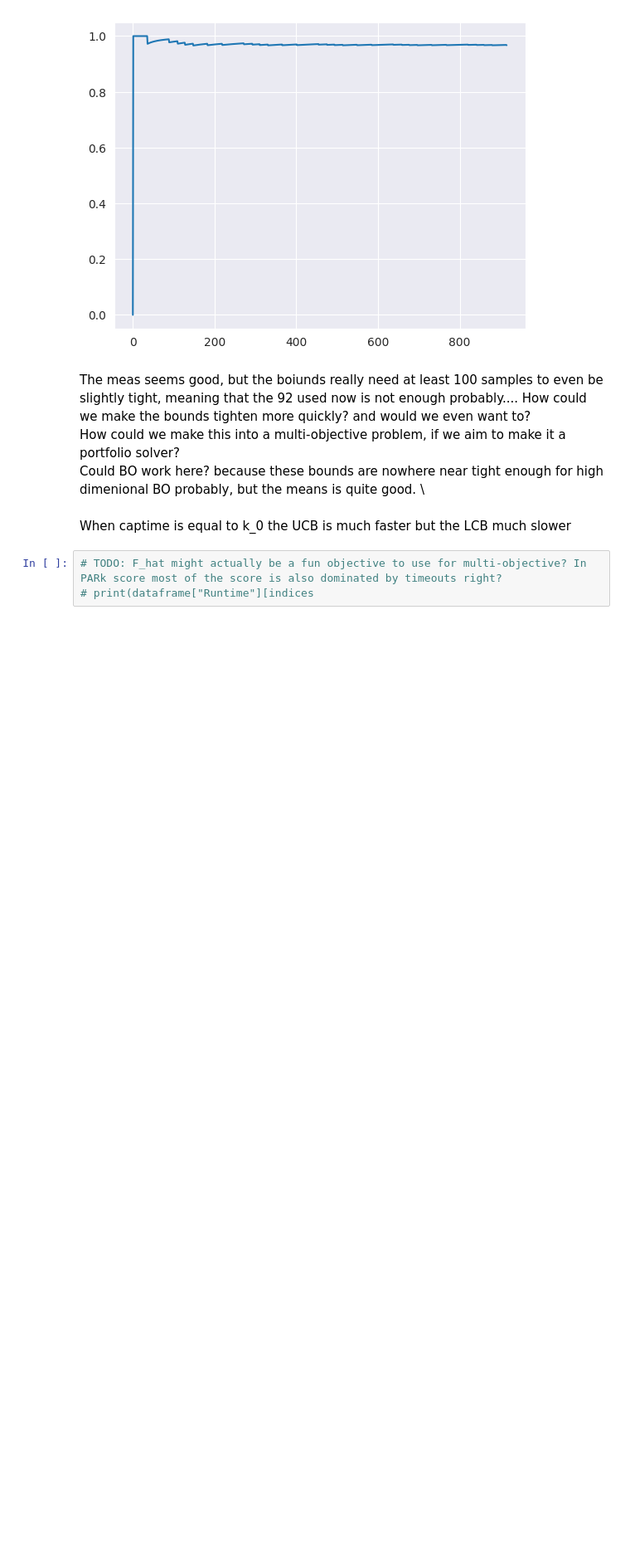
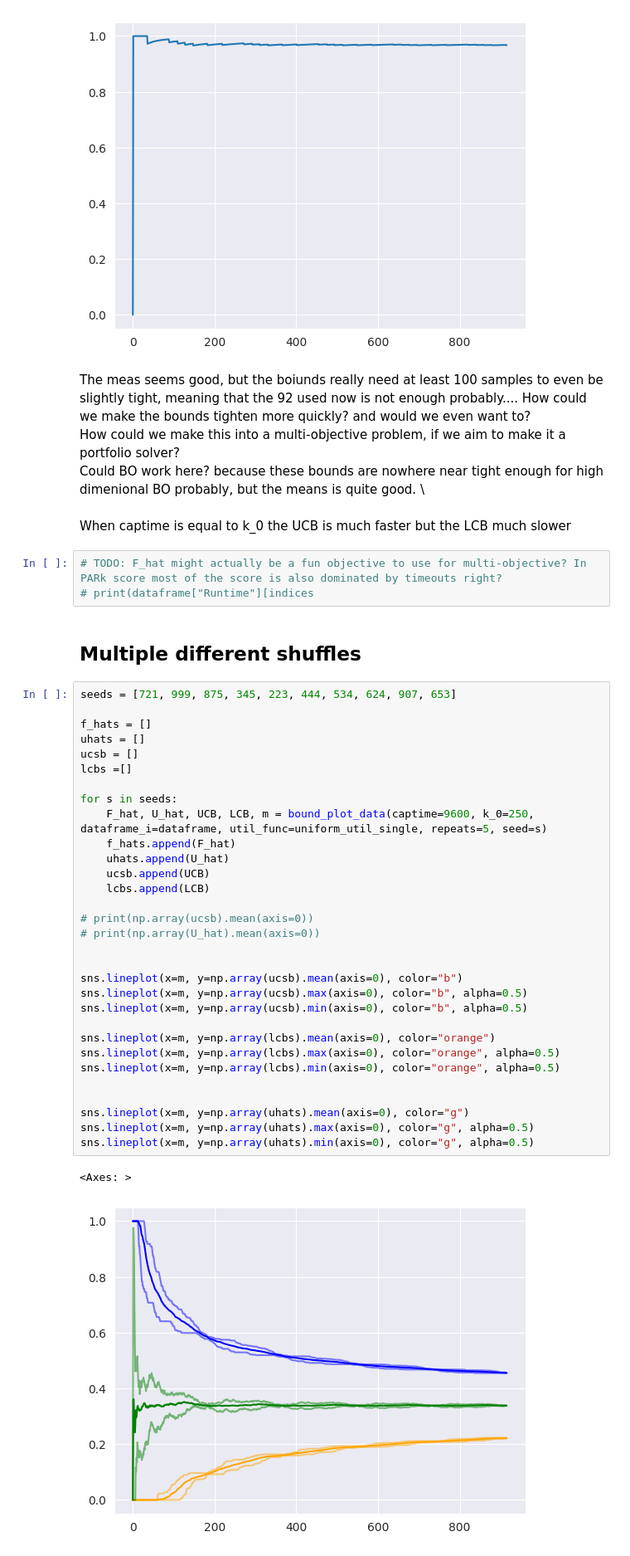
Before and after one commit to Skippybal/Styx, a Jupyter notebook: Utility_testing.ipynb, the cells around one changed output. Shown at 83% size. Cells and saved outputs as stored; diff of their text form; blank space fills up the shorter version.

Commit message:
Add uncertainty plot to Utility_testing.ipynb

```diff
--- a/Utility_testing.ipynb
+++ b/Utility_testing.ipynb
@@ -387,3 +387,39 @@ When captime is equal to k_0 the UCB is much faster but the LCB much slower
 # %%
 # TODO: F_hat might actually be a fun objective to use for multi-objective? In PARk score most of the score is also dominated by timeouts right?
 # print(dataframe["Runtime"][indices
+# %% [markdown]
+## Multiple different shuffles
+# %%
+seeds = [721, 999, 875, 345, 223, 444, 534, 624, 907, 653]
+
+f_hats = []
+uhats = []
+ucsb = []
+lcbs =[]
+
+for s in seeds:
+    F_hat, U_hat, UCB, LCB, m = bound_plot_data(captime=9600, k_0=250, dataframe_i=dataframe, util_func=uniform_util_single, repeats=5, seed=s)
+    f_hats.append(F_hat)
+    uhats.append(U_hat)
+    ucsb.append(UCB)
+    lcbs.append(LCB)
+
+# print(np.array(ucsb).mean(axis=0))
+# print(np.array(U_hat).mean(axis=0))
+
+
+sns.lineplot(x=m, y=np.array(ucsb).mean(axis=0), color="b")
+sns.lineplot(x=m, y=np.array(ucsb).max(axis=0), color="b", alpha=0.5)
+sns.lineplot(x=m, y=np.array(ucsb).min(axis=0), color="b", alpha=0.5)
+
+sns.lineplot(x=m, y=np.array(lcbs).mean(axis=0), color="orange")
+sns.lineplot(x=m, y=np.array(lcbs).max(axis=0), color="orange", alpha=0.5)
+sns.lineplot(x=m, y=np.array(lcbs).min(axis=0), color="orange", alpha=0.5)
+
+
+sns.lineplot(x=m, y=np.array(uhats).mean(axis=0), color="g")
+sns.lineplot(x=m, y=np.array(uhats).max(axis=0), color="g", alpha=0.5)
+sns.lineplot(x=m, y=np.array(uhats).min(axis=0), color="g", alpha=0.5)
+# %% [output]
+<Axes: >
+[figure, added]
```
